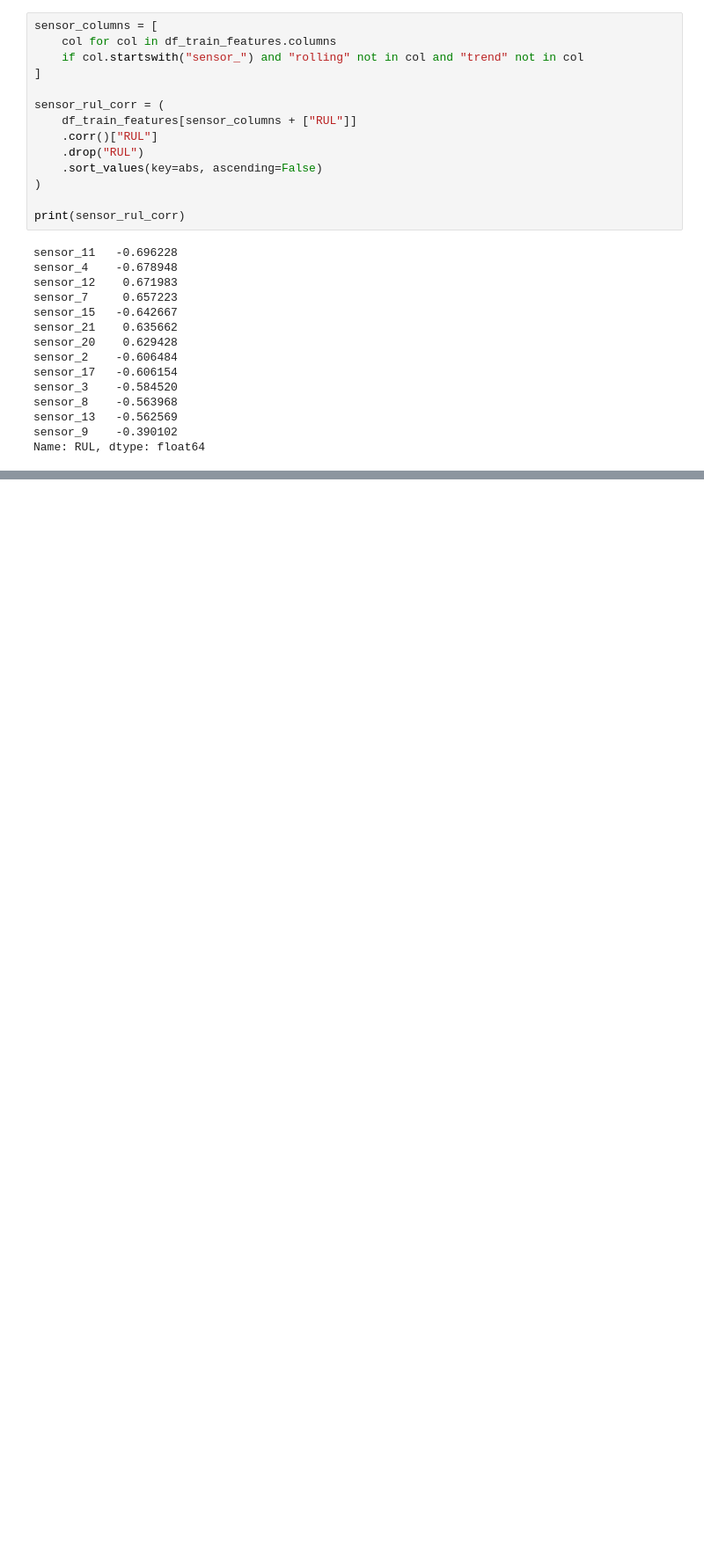
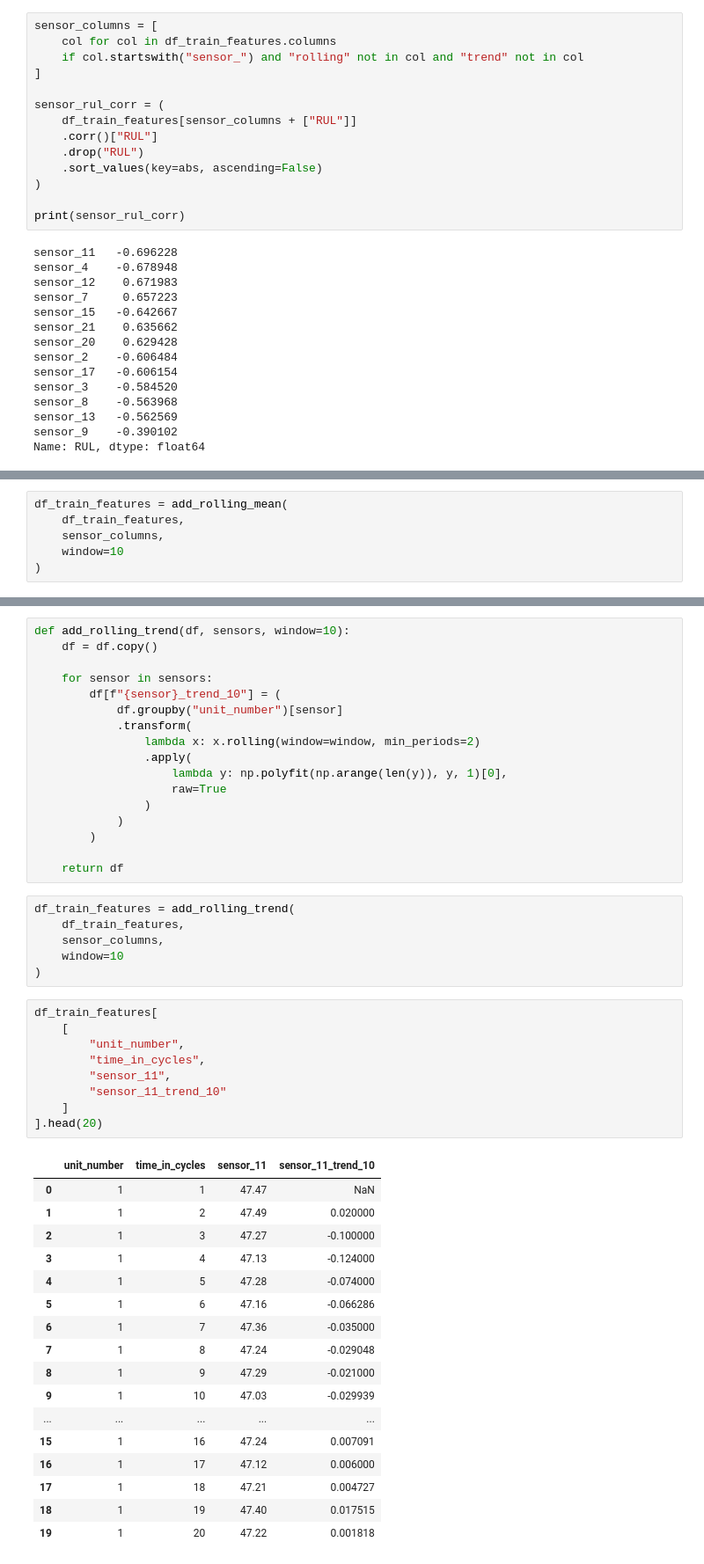
Before and after one commit to alaettin10/predictive-maintenance-cmapss, a Jupyter notebook: 01_data_exploration.ipynb, the cells around one changed output, grey strips where cells are left out. Shown at 88% size. Saved outputs shown, nothing was run; the diff lists cells and outputs as text; blank space fills up the shorter version.

```diff
--- a/01_data_exploration.ipynb
+++ b/01_data_exploration.ipynb
@@ -693,0 +707,6 @@ Name: RUL, dtype: float64
+# %%
+df_train_features = add_rolling_mean(
+    df_train_features,
+    sensor_columns,
+    window=10
+)
@@ -693,0 +760,50 @@ Name: RUL, dtype: float64
+# %%
+def add_rolling_trend(df, sensors, window=10):
+    df = df.copy()
+
+    for sensor in sensors:
+        df[f"{sensor}_trend_10"] = (
+            df.groupby("unit_number")[sensor]
+            .transform(
+                lambda x: x.rolling(window=window, min_periods=2)
+                .apply(
+                    lambda y: np.polyfit(np.arange(len(y)), y, 1)[0],
+                    raw=True
+                )
+            )
+        )
+
+    return df
+# %%
+df_train_features = add_rolling_trend(
+    df_train_features,
+    sensor_columns,
+    window=10
+)
+# %%
+df_train_features[
+    [
+        "unit_number",
+        "time_in_cycles",
+        "sensor_11",
+        "sensor_11_trend_10"
+    ]
+].head(20)
+# %% [output]
+|  | unit_number | time_in_cycles | sensor_11 | sensor_11_trend_10 |
+| 0 | 1 | 1 | 47.47 | NaN |
+| 1 | 1 | 2 | 47.49 | 0.020000 |
+| 2 | 1 | 3 | 47.27 | -0.100000 |
+| 3 | 1 | 4 | 47.13 | -0.124000 |
+| 4 | 1 | 5 | 47.28 | -0.074000 |
+| 5 | 1 | 6 | 47.16 | -0.066286 |
+| 6 | 1 | 7 | 47.36 | -0.035000 |
+| 7 | 1 | 8 | 47.24 | -0.029048 |
+| 8 | 1 | 9 | 47.29 | -0.021000 |
+| 9 | 1 | 10 | 47.03 | -0.029939 |
+| ... | ... | ... | ... | ... |
+| 15 | 1 | 16 | 47.24 | 0.007091 |
+| 16 | 1 | 17 | 47.12 | 0.006000 |
+| 17 | 1 | 18 | 47.21 | 0.004727 |
+| 18 | 1 | 19 | 47.40 | 0.017515 |
+| 19 | 1 | 20 | 47.22 | 0.001818 |
```
Also changed, not shown: parts of 24 cells of this notebook.
